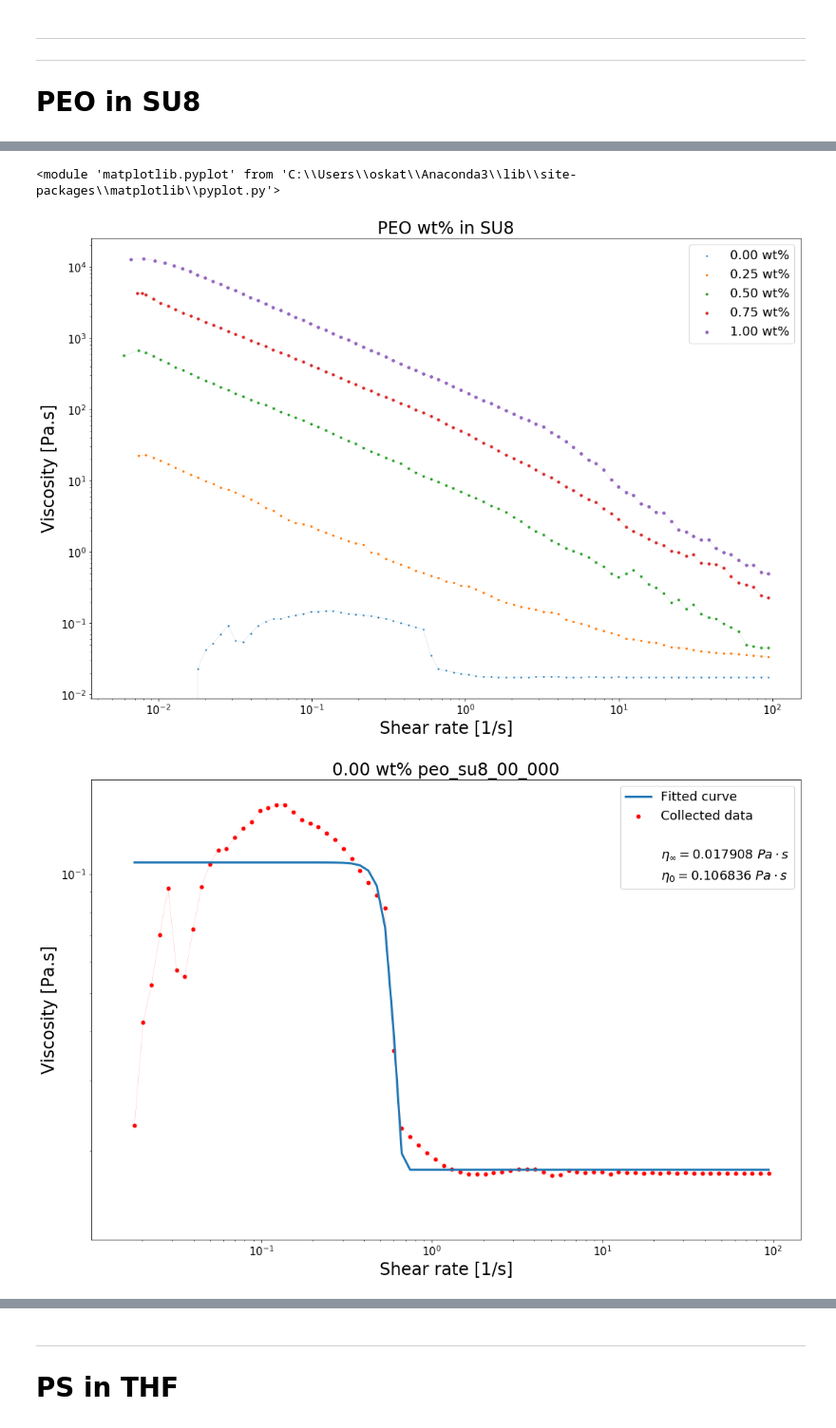
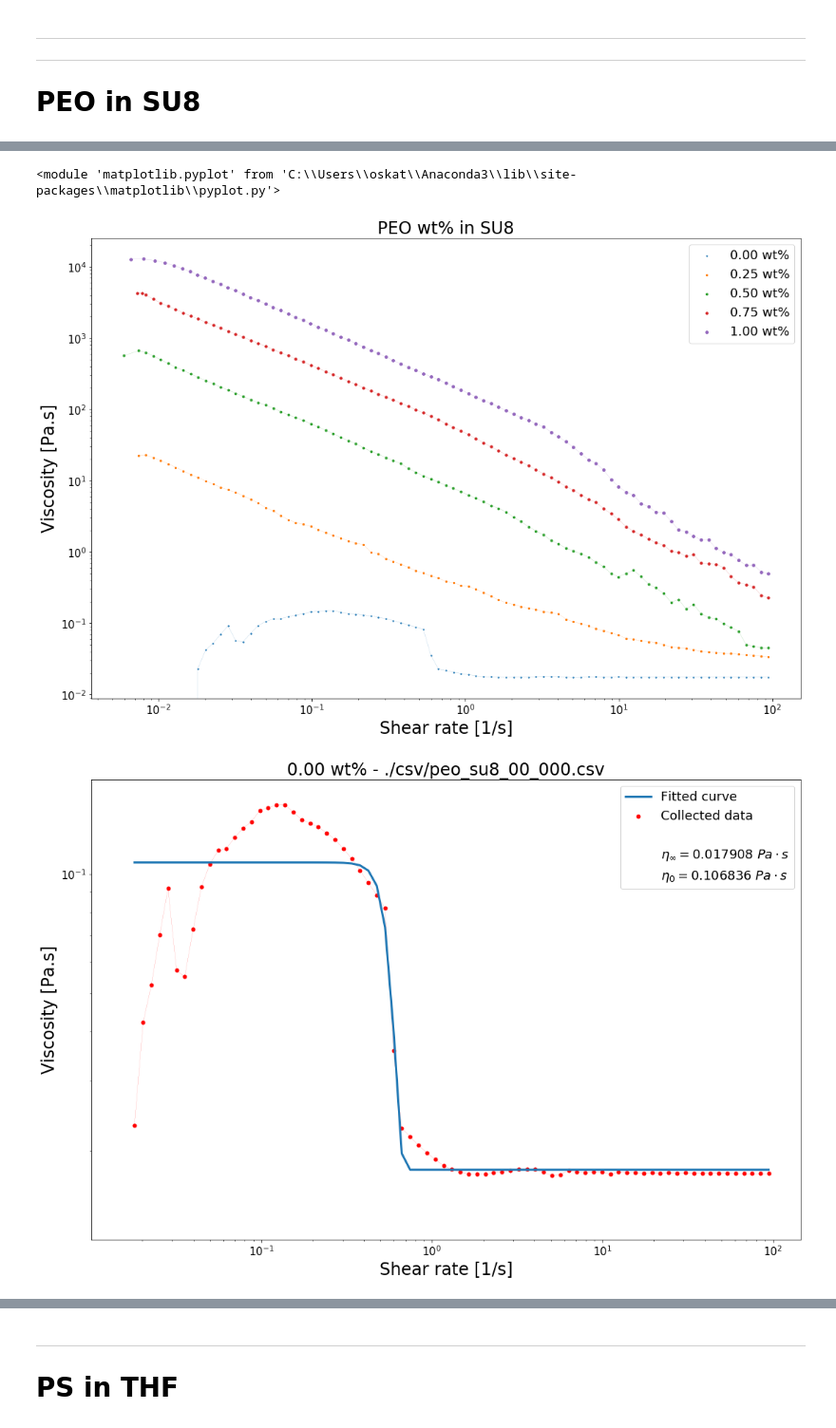
Before and after one commit to KiraSensei13/MNT_ITESM_Thesis, a Jupyter notebook: Viscosity/TRIOSplots.ipynb, the cells around one changed output, grey strips where cells are left out. Shown at 95% size. Saved outputs shown, nothing was run; the diff lists cells and outputs as text; code cells hidden in the pictures.

```diff
--- a/Viscosity/TRIOSplots.ipynb
+++ b/Viscosity/TRIOSplots.ipynb
@@ -189,49 +189,51 @@ def fit_GNF_(filename, headDrop, tailDrop, plotname, a):
 ---
 # PEO in SU8
 # %%
-compareData_("PEO wt% in SU8",
-[
+plotName  = "PEO wt% in SU8";
+fileNames = [
     "./csv/peo_su8_00_000.csv",
     "./csv/peo_su8_00_025.csv",
     "./csv/peo_su8_00_050.csv",
     "./csv/peo_su8_00_075.csv",
     "./csv/peo_su8_00_100.csv"
-],
-[0, 0, 0, 0, 0],
-[0, 0, 0, 0, 0],
-[
+];
+fileDescription = [
     "0.00 wt%",
     "0.25 wt%",
     "0.50 wt%",
     "0.75 wt%",
     "1.00 wt%"
-])
+];
+headDrops = [0, 0, 0, 0, 0];
+tailDrops = [0, 0, 0, 0, 0];
+a = [2, 1, 1, 1, 1];
 
-fit_GNF_("./csv/peo_su8_00_000.csv", 0, 0, "0.00 wt% peo_su8_00_000", 2)
-fit_GNF_("./csv/peo_su8_00_025.csv", 0, 0, "0.25 wt% peo_su8_00_025", 1)
-fit_GNF_("./csv/peo_su8_00_050.csv", 0, 0, "0.50 wt% peo_su8_00_050", 1)
-fit_GNF_("./csv/peo_su8_00_075.csv", 0, 0, "0.75 wt% peo_su8_00_075", 1)
-fit_GNF_("./csv/peo_su8_00_100.csv", 0, 0, "1.00 wt% peo_su8_00_100", 1)
+# Plot all files in one plot
+compareData_(plotName, fileNames, headDrops, tailDrops, fileDescription)
+
+# Fit the GNF model to each file
+for i in range(len(fileNames)):
+    fit_GNF_(fileNames[i], headDrops[i], tailDrops[i], str(fileDescription[i]) + " - " + str(fileNames[i]),  a[i])
 # %% [output]
 11
 Stress                          Pa
 Shear rate                     1/s
 Viscosity                     Pa.s
 Step time                        s
 Temperature                     °C
 Normal stress                   Pa
 Axial force                      N
 Gap                             µm
 Normal stress coefficient    Pa.s²
 Time                             s
 Torque                        µN.m
 Velocity                     rad/s
 Name: 12, dtype: object
 <module 'matplotlib.pyplot' from 'C:\\Users\\oskat\\Anaconda3\\lib\\site-packages\\matplotlib\\pyplot.py'>
 <module 'matplotlib.pyplot' from 'C:\\Users\\oskat\\Anaconda3\\lib\\site-packages\\matplotlib\\pyplot.py'>
 <module 'matplotlib.pyplot' from 'C:\\Users\\oskat\\Anaconda3\\lib\\site-packages\\matplotlib\\pyplot.py'>
 <module 'matplotlib.pyplot' from 'C:\\Users\\oskat\\Anaconda3\\lib\\site-packages\\matplotlib\\pyplot.py'>
 <module 'matplotlib.pyplot' from 'C:\\Users\\oskat\\Anaconda3\\lib\\site-packages\\matplotlib\\pyplot.py'>
 <module 'matplotlib.pyplot' from 'C:\\Users\\oskat\\Anaconda3\\lib\\site-packages\\matplotlib\\pyplot.py'>
 [figure]
-[figure, old version]
+[figure, new version]
```
Also changed, not shown: parts of 2 cells of this notebook.
